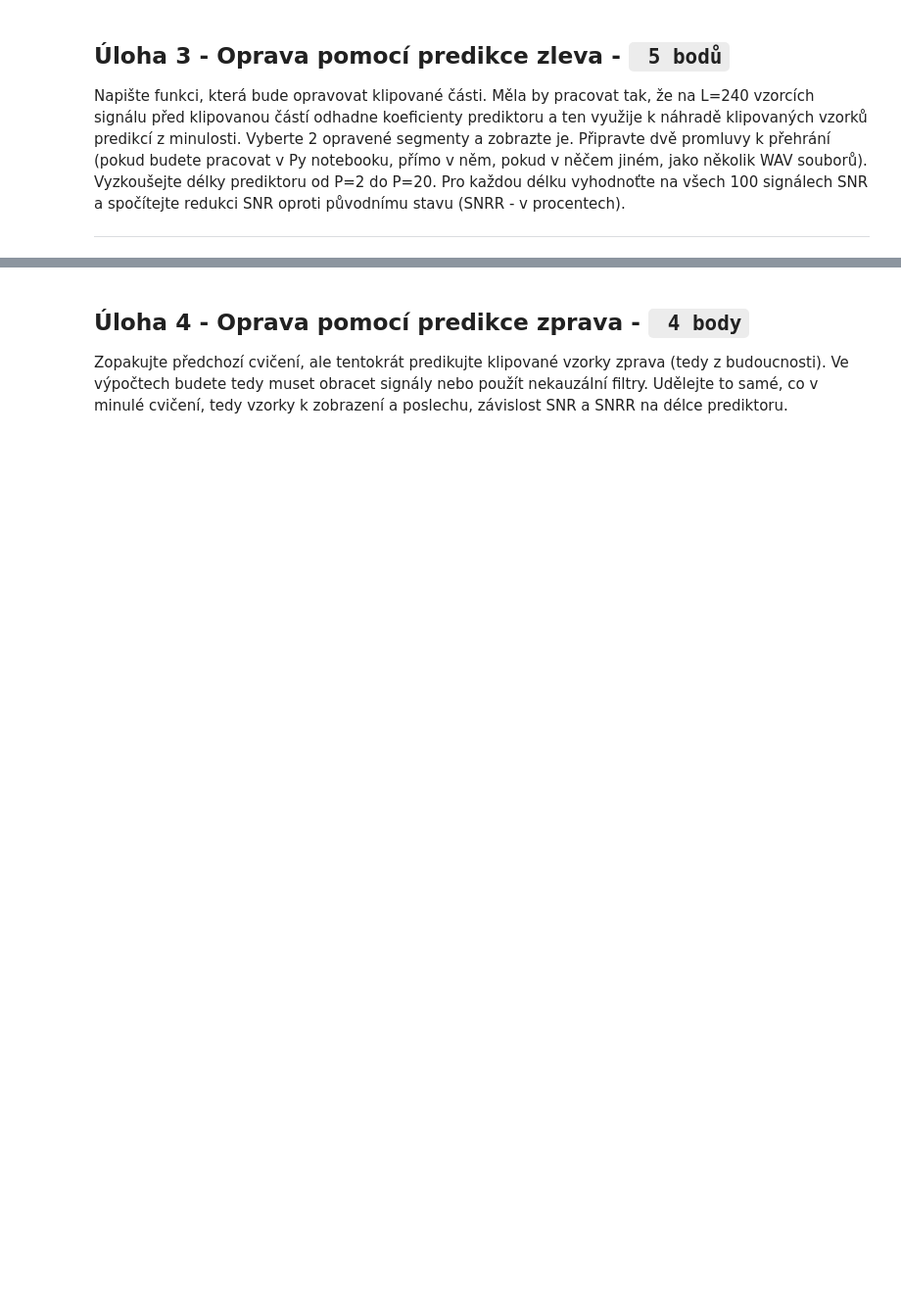
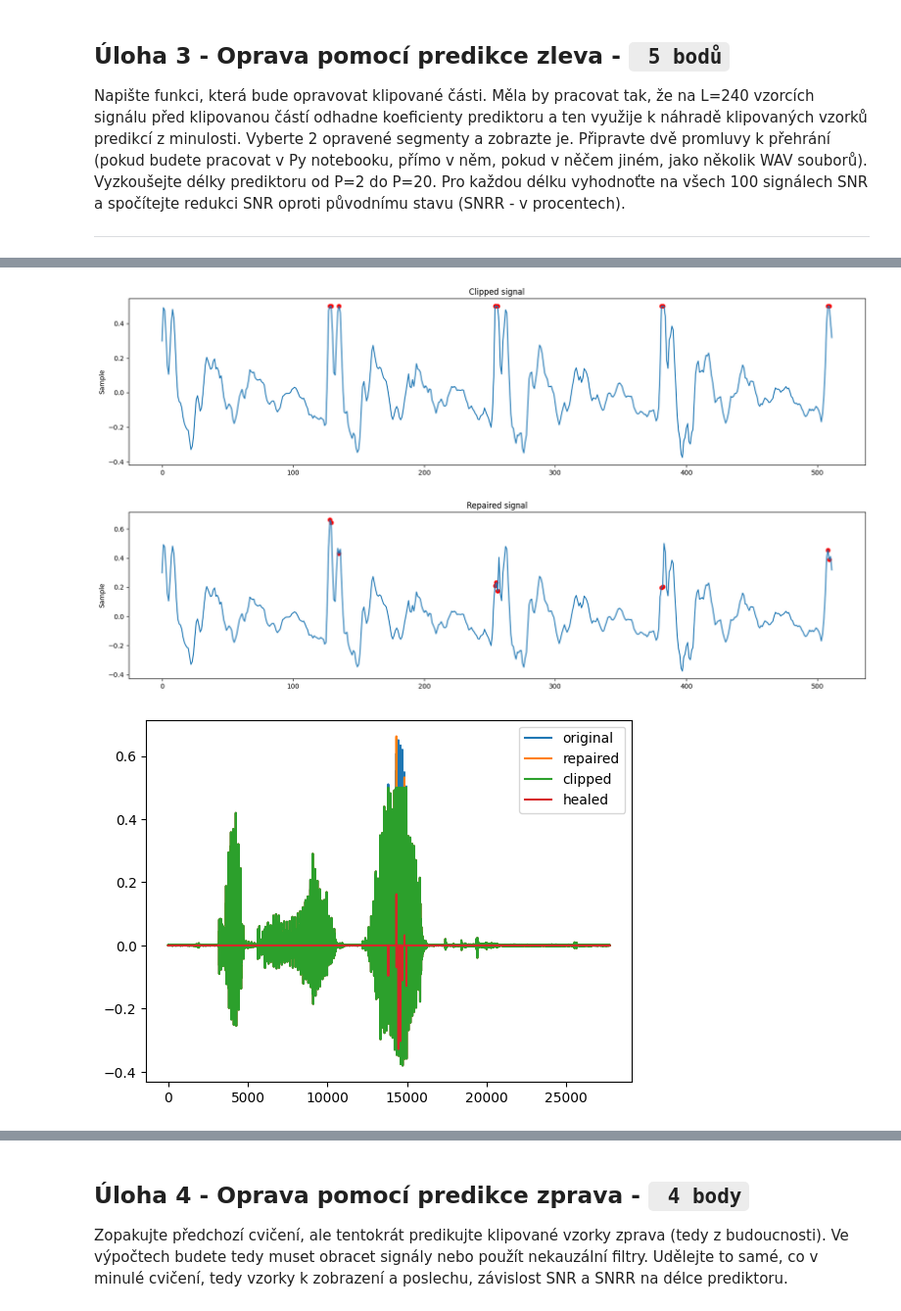
Before and after one commit to laDok8/ZRE, a Jupyter notebook: zreprojekt.ipynb, the cells around one changed output, grey strips where cells are left out. Shown at 98% size. Cells and saved outputs as stored; diff of their text form; code cells hidden in the pictures; blank space fills up the shorter version.

```diff
--- a/zreprojekt.ipynb
+++ b/zreprojekt.ipynb
@@ -153,17 +227,22 @@ for i in range(2): # TODO remove 2 len(signals_orig)
 # %%
 from IPython.display import Audio
-cl1 = 0
-#clipped = detect_clipped(signals_leftLPC[cl1])
-#plot_clipped(signals_clp[cl1], clipped, title="Clipped signal")
-#plot_clipped(signals_leftLPC[cl1], clipped,title="Repaired signal")
 
-fix, ax = plt.subplots()
-ax.plot(signals_orig[cl1], label="original")
-ax.plot(signals_leftLPC[cl1], label="repaired")
-ax.plot(signals_clp[cl1], label="clipped")
-ax.plot(signals_leftLPC[cl1] - signals_clp[cl1], label="healed")
-ax.legend()
-plt.show()
+def view_result(repaired, clip, orig):
+    clipped = detect_clipped(clip)
+    plot_clipped(clip, clipped, title="Clipped signal")
+    plot_clipped(repaired, clipped,title="Repaired signal")
 
+    fix, ax = plt.subplots()
+    ax.plot(orig, label="original")
+    ax.plot(repaired, label="repaired")
+    ax.plot(clip, label="clipped")
+    ax.plot(repaired - clip, label="healed")
+    ax.legend()
+    plt.show()
 
-Audio(signals_leftLPC[cl1], rate=Fs, normalize = False)
+view_result(signals_leftLPC[0], signals_clp[show_example1], signals_orig[show_example1])
+Audio(signals_leftLPC[0], rate=Fs)
+# %% [output]
+[figure, added]
+[figure, added]
+[figure, added]
```
Also changed, not shown: parts of 29 cells of this notebook.
